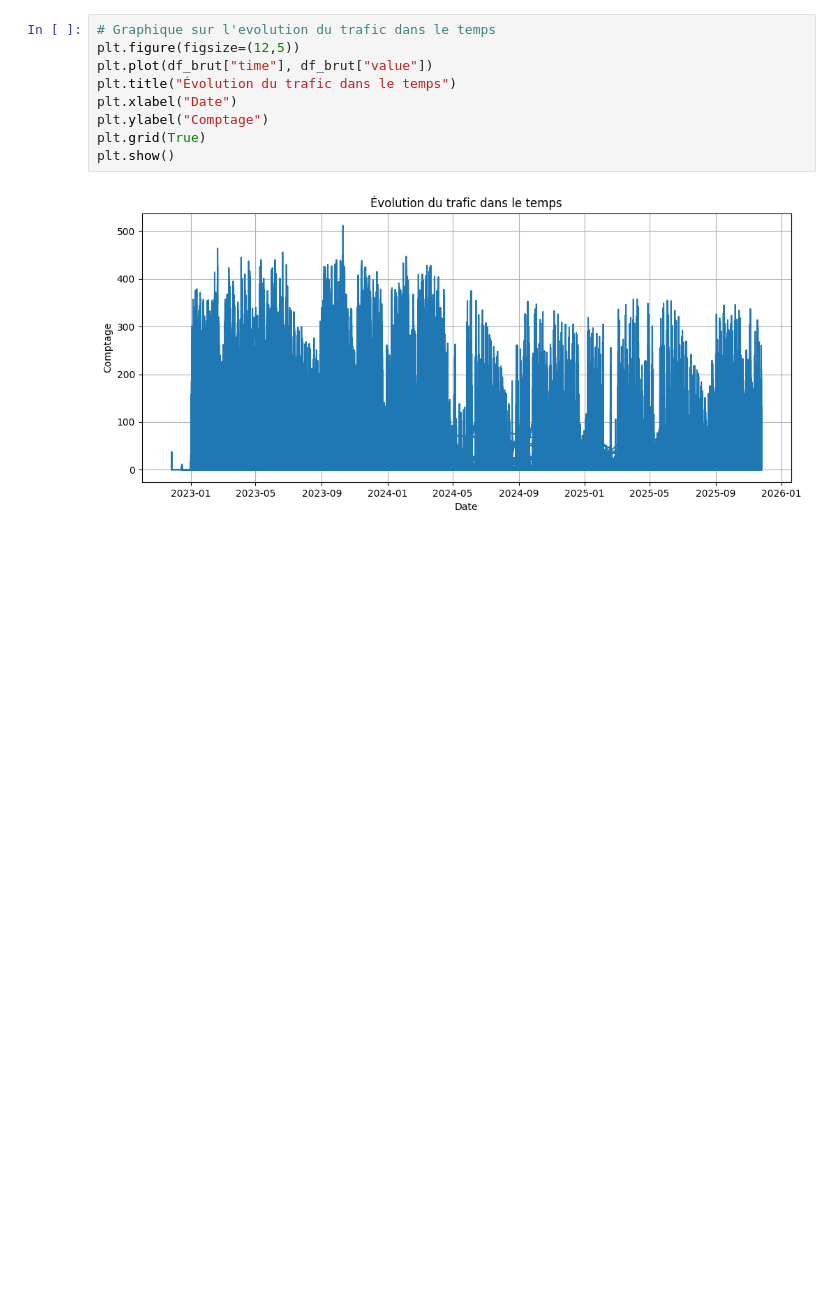
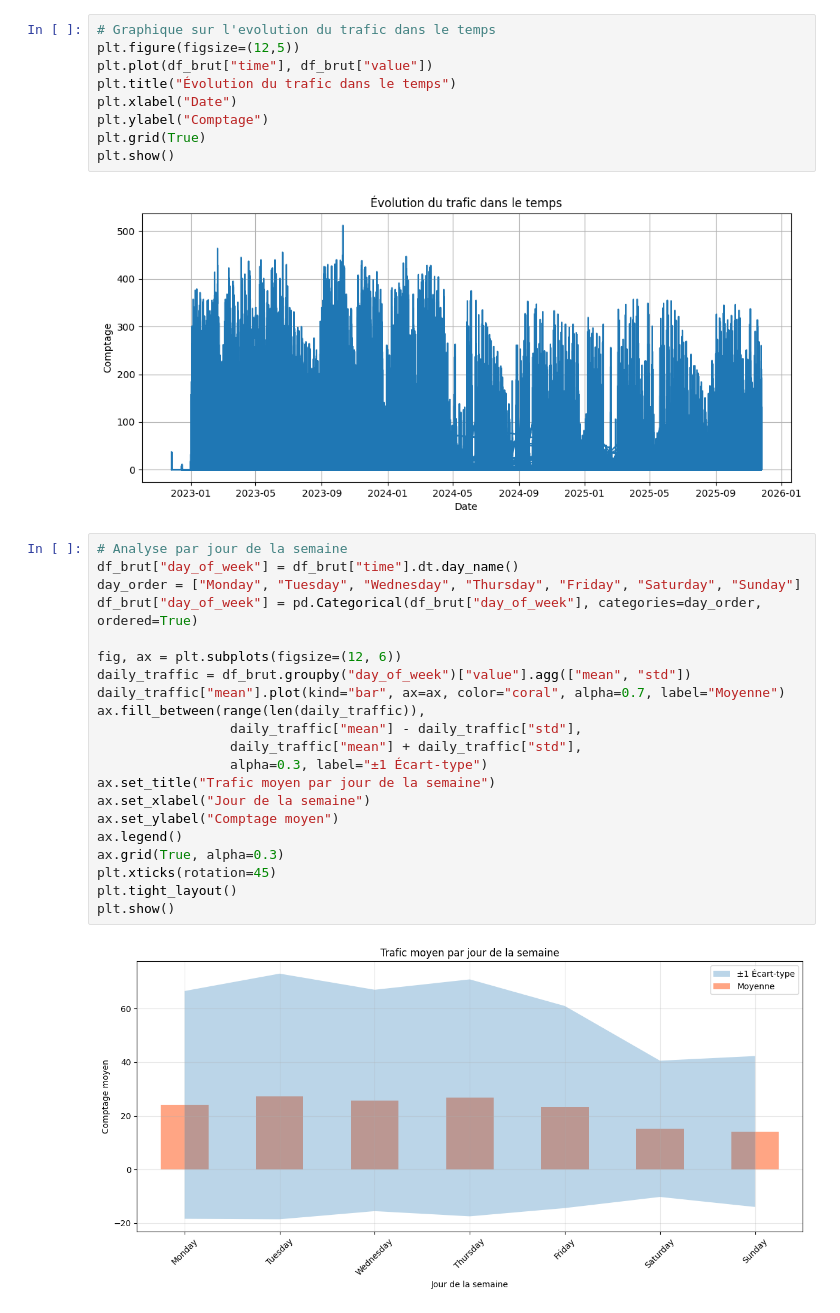
Before and after one commit to marwaboulkasim/prevision-du-Trafic-Cyclable, a Jupyter notebook: notebooks/exploration.ipynb, the cells around one changed output. Drawn from its saved outputs; the diff is of its cells as text; blank space fills up the shorter version.

Commit message:
Mise en place de graphe de visualisation

```diff
--- a/notebooks/exploration.ipynb
+++ b/notebooks/exploration.ipynb
@@ -207,3 +207,26 @@ plt.grid(True)
 plt.show()
 # %% [output]
 [figure]
+# %%
+# Analyse par jour de la semaine
+df_brut["day_of_week"] = df_brut["time"].dt.day_name()
+day_order = ["Monday", "Tuesday", "Wednesday", "Thursday", "Friday", "Saturday", "Sunday"]
+df_brut["day_of_week"] = pd.Categorical(df_brut["day_of_week"], categories=day_order, ordered=True)
+
+fig, ax = plt.subplots(figsize=(12, 6))
+daily_traffic = df_brut.groupby("day_of_week")["value"].agg(["mean", "std"])
+daily_traffic["mean"].plot(kind="bar", ax=ax, color="coral", alpha=0.7, label="Moyenne")
+ax.fill_between(range(len(daily_traffic)),
+                 daily_traffic["mean"] - daily_traffic["std"],
+                 daily_traffic["mean"] + daily_traffic["std"],
+                 alpha=0.3, label="±1 Écart-type")
+ax.set_title("Trafic moyen par jour de la semaine")
+ax.set_xlabel("Jour de la semaine")
+ax.set_ylabel("Comptage moyen")
+ax.legend()
+ax.grid(True, alpha=0.3)
+plt.xticks(rotation=45)
+plt.tight_layout()
+plt.show()
+# %% [output]
+[figure, added]
```
Also changed, not shown: parts of 2 cells of this notebook.
